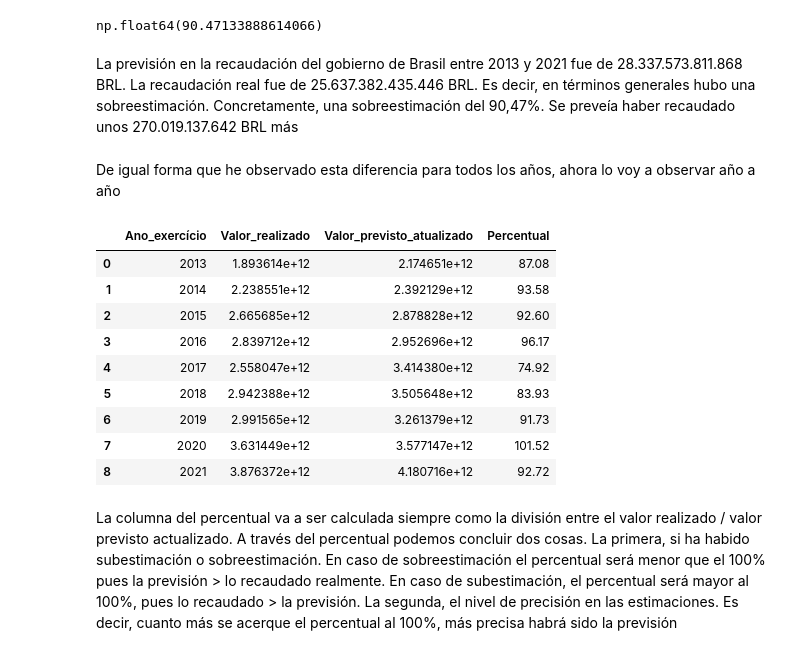
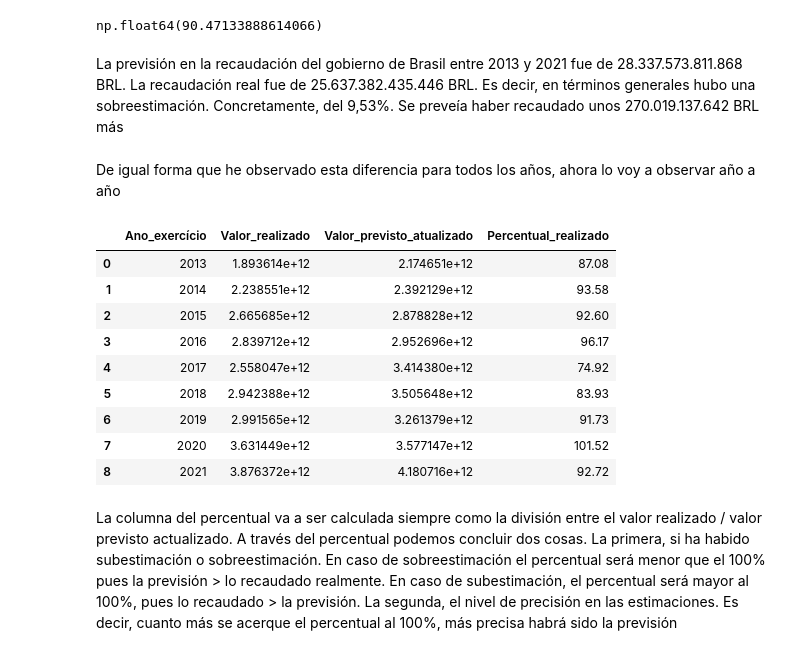
Before and after one commit to raquelscv/Proyecto2-AnalisisPandas, a Jupyter notebook: Analisis_Ingresos_Brasil.ipynb, the cells around one changed output. Cells and saved outputs as stored; diff of their text form; code cells hidden in the pictures.

```diff
--- a/Analisis_Ingresos_Brasil.ipynb
+++ b/Analisis_Ingresos_Brasil.ipynb
@@ -395,17 +395,17 @@ np.float64(2700191376422.7227)
 # %% [output]
 np.float64(90.47133888614066)
 # %% [markdown]
-La previsión en la recaudación del gobierno de Brasil entre 2013 y 2021 fue de 28.337.573.811.868 BRL. La recaudación real fue de 25.637.382.435.446 BRL. Es decir, en términos generales hubo una sobreestimación. Concretamente, una sobreestimación del 90,47%. Se preveía haber recaudado unos 270.019.137.642 BRL más
+La previsión en la recaudación del gobierno de Brasil entre 2013 y 2021 fue de 28.337.573.811.868 BRL. La recaudación real fue de 25.637.382.435.446 BRL. Es decir, en términos generales hubo una sobreestimación. Concretamente, del 9,53%. Se preveía haber recaudado unos 270.019.137.642 BRL más
 # %% [markdown]
 De igual forma que he observado esta diferencia para todos los años, ahora lo voy a observar año a año
 # %%
 #genera el dataframe para la septima visualizacion (percentual por años)
 df_previsiones_año = df.groupby("Ano_exercício").agg({"Valor_realizado": "sum", "Valor_previsto_atualizado": "sum"})
 df_previsiones_año = df_previsiones_año.reset_index()
-df_previsiones_año["Percentual"] = round((df_previsiones_año["Valor_realizado"] / df_previsiones_año["Valor_previsto_atualizado"])*100,2)
+df_previsiones_año["Percentual_realizado"] = round((df_previsiones_año["Valor_realizado"] / df_previsiones_año["Valor_previsto_atualizado"])*100,2)
 df_previsiones_año
 # %% [output]
-|  | Ano_exercício | Valor_realizado | Valor_previsto_atualizado | Percentual |
+|  | Ano_exercício | Valor_realizado | Valor_previsto_atualizado | Percentual_realizado |
 | 0 | 2013 | 1.893614e+12 | 2.174651e+12 | 87.08 |
 | 1 | 2014 | 2.238551e+12 | 2.392129e+12 | 93.58 |
 | 2 | 2015 | 2.665685e+12 | 2.878828e+12 | 92.60 |
```
Also changed, not shown: parts of 35 cells of this notebook.
